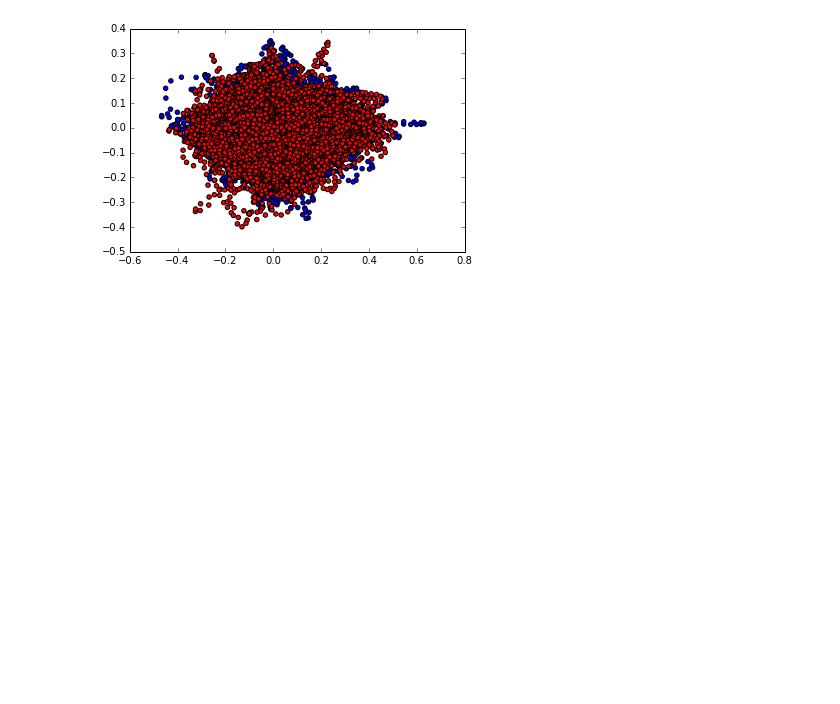
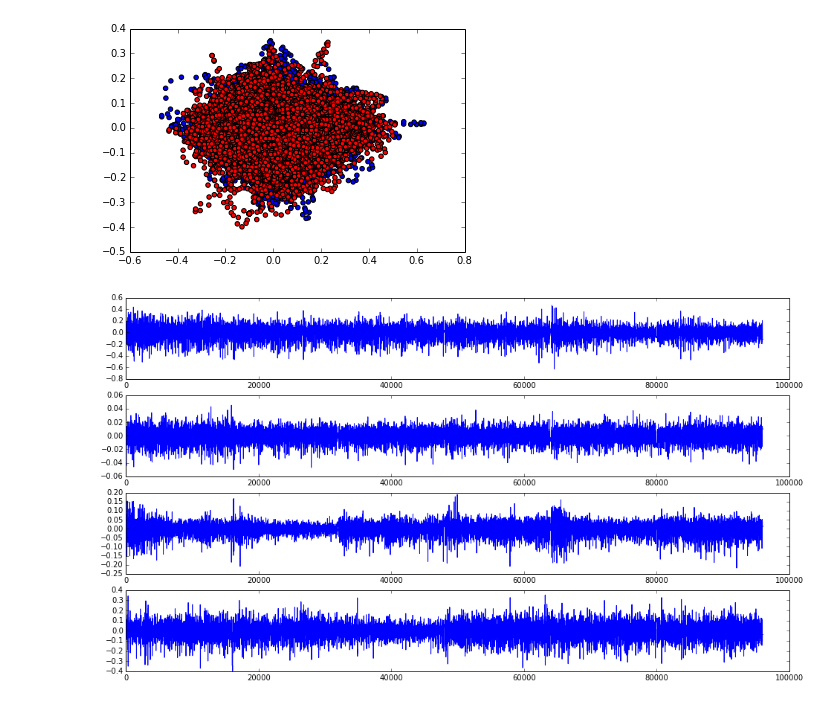
Before and after one commit to PaddyK/biosi, a Jupyter notebook: Simple Visualisation.ipynb, the cells around one changed output. Saved outputs shown, nothing was run; the diff lists cells and outputs as text; code cells hidden in the pictures; blank space fills up the shorter version.

```diff
--- a/Simple Visualisation.ipynb
+++ b/Simple Visualisation.ipynb
@@ -71,3 +70,16 @@ plt.scatter(E[labels == 'reverse_kettle',0], E[labels == 'reverse_kettle', 1], c
 plt.show()
 # %% [output]
 [figure]
+# %%
+start = 0
+stop = 96000
+dpi = 96
+fig, axes = plt.subplots(nrows = X_sport.shape[1], figsize = (16,9))
+#fig.set_size_inches(1500/dpi, 800/dpi, dpi=dpi)
+
+for i in range(X_sport.shape[1]):
+    axes[i].plot(X_sport.iloc[start:stop, i])
+
+plt.show()
+# %% [output]
+[figure, added]
```
Also changed, not shown: parts of 3 cells of this notebook, 2 other files.
